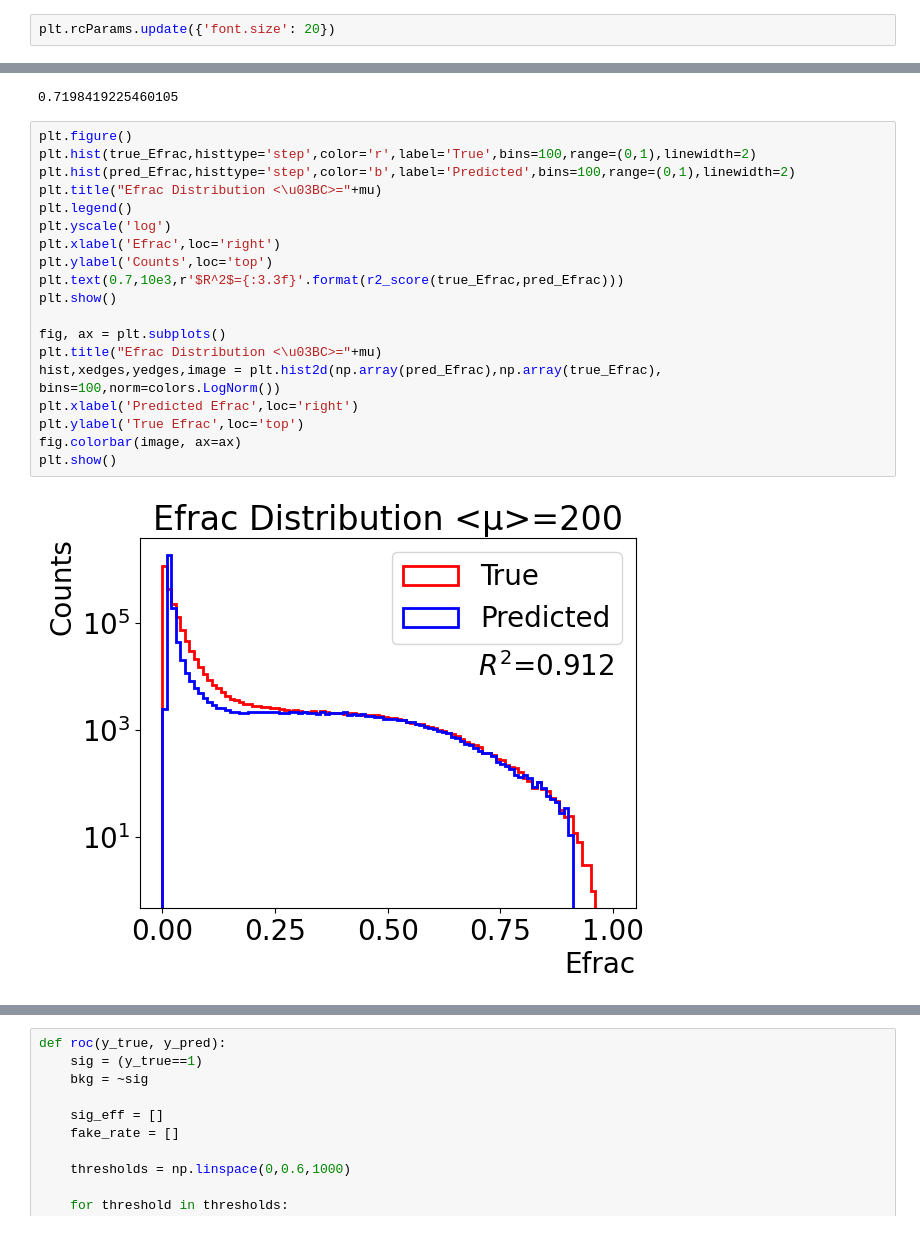
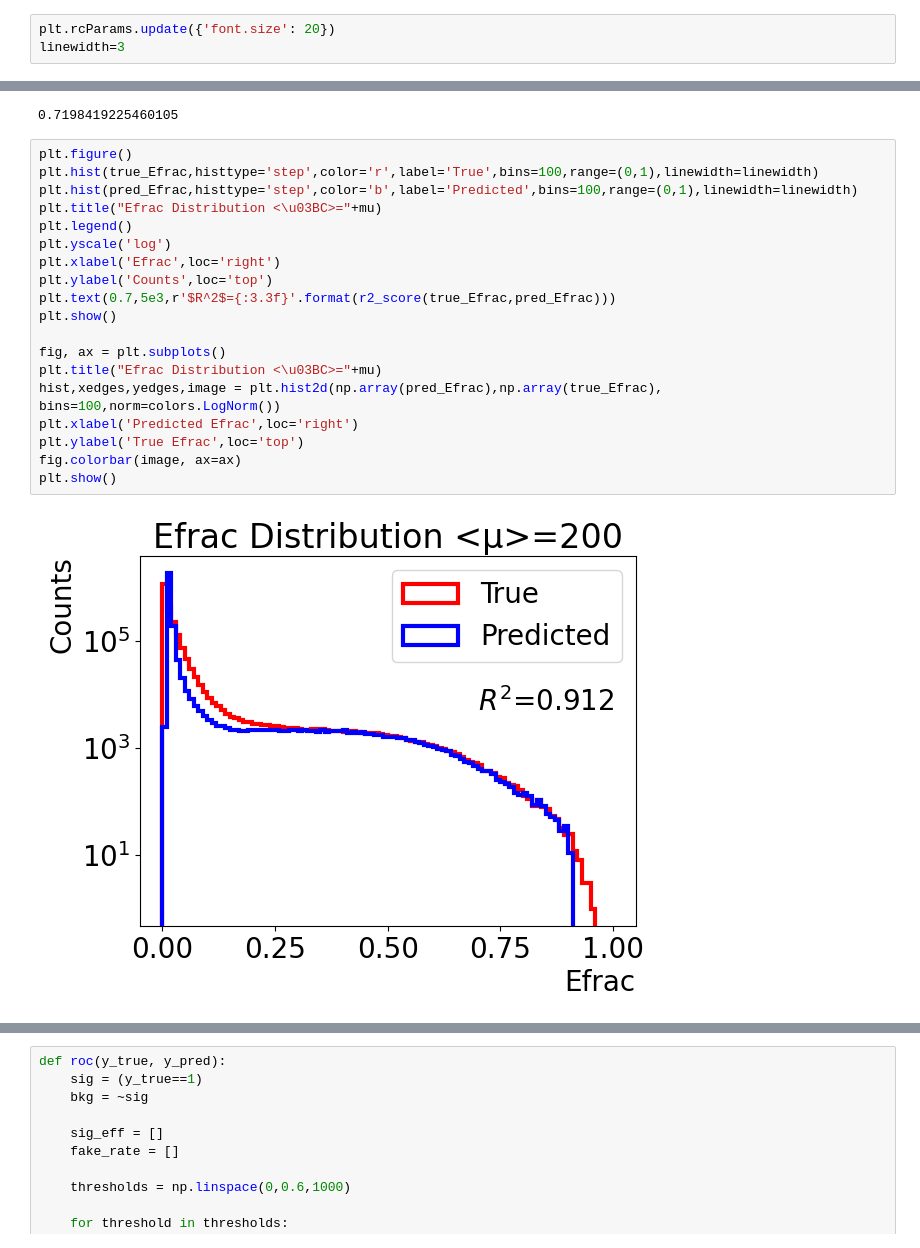
Before and after one commit to LukeV37/Pileup_Plotting, a Jupyter notebook: Fig5/True_vs_Pred_Regression_Model.ipynb, the cells around one changed output, grey strips where cells are left out. Cells and saved outputs as stored; diff of their text form.

```diff
--- a/Fig5/True_vs_Pred_Regression_Model.ipynb
+++ b/Fig5/True_vs_Pred_Regression_Model.ipynb
@@ -10,6 +10,7 @@ from sklearn.metrics import r2_score
 mu='200'
 # %%
 plt.rcParams.update({'font.size': 20})
+linewidth=3
 # %%
 if mu=='60':
     in_data="/mnt/shared/lvaughan/Pileup_ntuples/diHiggs_analysis_ntuples/dataset_diHiggs_mu60_NumEvents20k_Eval_MinJetpT25.root:fastjet"
@@ -45,25 +46,25 @@ print(r2_score(true_Mfrac,pred_Mfrac))
 0.7198419225460105
 # %%
 plt.figure()
-plt.hist(true_Efrac,histtype='step',color='r',label='True',bins=100,range=(0,1),linewidth=2)
-plt.hist(pred_Efrac,histtype='step',color='b',label='Predicted',bins=100,range=(0,1),linewidth=2)
+plt.hist(true_Efrac,histtype='step',color='r',label='True',bins=100,range=(0,1),linewidth=linewidth)
+plt.hist(pred_Efrac,histtype='step',color='b',label='Predicted',bins=100,range=(0,1),linewidth=linewidth)
 plt.title("Efrac Distribution <\u03BC>="+mu)
 plt.legend()
 plt.yscale('log')
 plt.xlabel('Efrac',loc='right')
 plt.ylabel('Counts',loc='top')
-plt.text(0.7,10e3,r'$R^2$={:3.3f}'.format(r2_score(true_Efrac,pred_Efrac)))
+plt.text(0.7,5e3,r'$R^2$={:3.3f}'.format(r2_score(true_Efrac,pred_Efrac)))
 plt.show()
 
 fig, ax = plt.subplots()
 plt.title("Efrac Distribution <\u03BC>="+mu)
 hist,xedges,yedges,image = plt.hist2d(np.array(pred_Efrac),np.array(true_Efrac), bins=100,norm=colors.LogNorm())
 plt.xlabel('Predicted Efrac',loc='right')
 plt.ylabel('True Efrac',loc='top')
 fig.colorbar(image, ax=ax)
 plt.show()
 # %% [output]
-[figure, old version]
+[figure, new version]
 [figure]
 # %%
 plt.figure()
```
Also changed, not shown: parts of 1 cell of this notebook, 14 other files.
